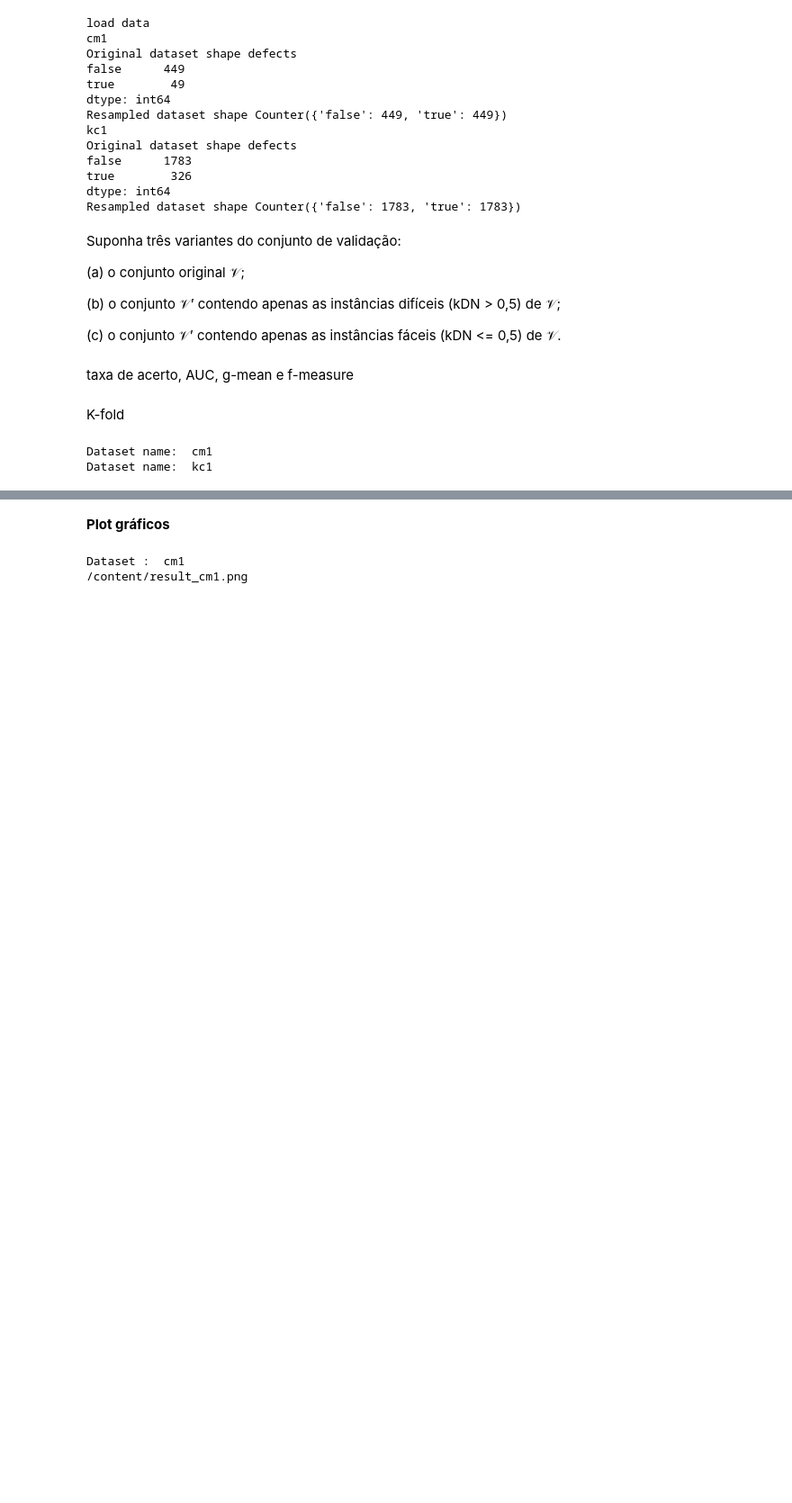
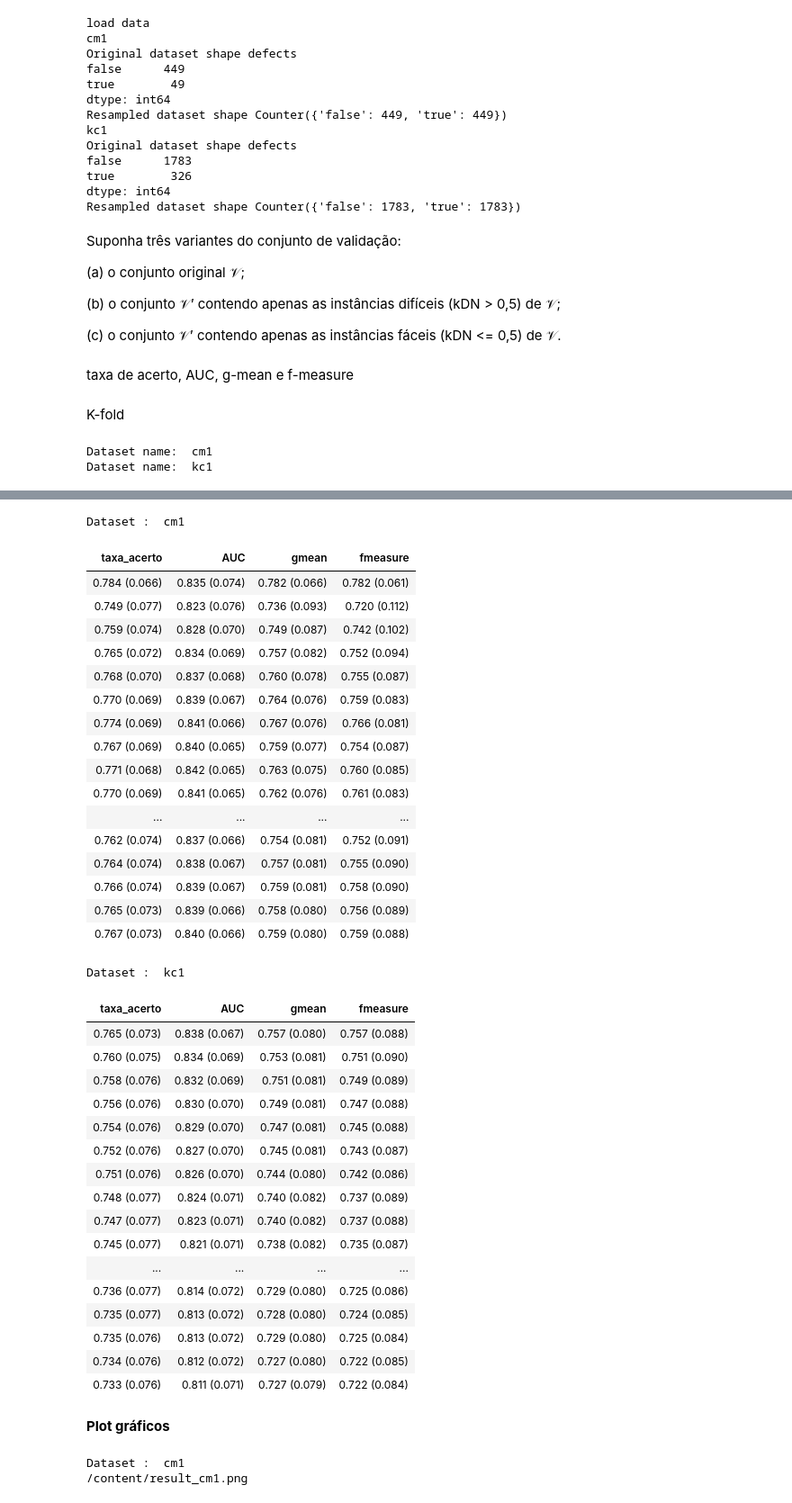
Before and after one commit to Francimaria/ensemble_learning, a Jupyter notebook: Exercicio-3/mcs_exe_3.ipynb, the cells around one changed output, grey strips where cells are left out. Shown: that part at 90% size. Cells and saved outputs as stored; diff of their text form; code cells hidden in the pictures; blank space fills up the shorter version.

```diff
--- a/Exercicio-3/mcs_exe_3.ipynb
+++ b/Exercicio-3/mcs_exe_3.ipynb
@@ -257,3 +257,57 @@ df_result
+# %%
+def highlight_max(s):
+  is_max = s == s.max()
+  return ['font-weight: bold' if v else '' for v in is_max]
+# %%
+for ds_name in datasets_names:
+    df = df_result
+    df = df.drop('taxa_acerto_mean', axis=1)
+    print("Dataset : ", ds_name)
+    df = df.loc[(df_result['dataset'] == ds_name)]
+    df = df.drop('dataset', axis=1)
+    column_names = ['metodo','KDN','taxa_acerto','AUC','gmean','fmeasure']
+    subset = ['taxa_acerto','AUC','gmean','fmeasure']
+    df = df.reindex(columns=column_names)
+    df_data = df.reindex(columns=subset)
+    display(df_data.style.apply(highlight_max, axis=0).hide_index())
+    df.to_latex(("/content/df_result_"+ ds_name + ".tex"), index = False, multirow = True, column_format='|c|c|l|l|l|l|')
+# %% [output]
+Dataset :  cm1
+| taxa_acerto | AUC | gmean | fmeasure |
+| 0.784 (0.066) | 0.835 (0.074) | 0.782 (0.066) | 0.782 (0.061) |
+| 0.749 (0.077) | 0.823 (0.076) | 0.736 (0.093) | 0.720 (0.112) |
+| 0.759 (0.074) | 0.828 (0.070) | 0.749 (0.087) | 0.742 (0.102) |
+| 0.765 (0.072) | 0.834 (0.069) | 0.757 (0.082) | 0.752 (0.094) |
+| 0.768 (0.070) | 0.837 (0.068) | 0.760 (0.078) | 0.755 (0.087) |
+| 0.770 (0.069) | 0.839 (0.067) | 0.764 (0.076) | 0.759 (0.083) |
+| 0.774 (0.069) | 0.841 (0.066) | 0.767 (0.076) | 0.766 (0.081) |
+| 0.767 (0.069) | 0.840 (0.065) | 0.759 (0.077) | 0.754 (0.087) |
+| 0.771 (0.068) | 0.842 (0.065) | 0.763 (0.075) | 0.760 (0.085) |
+| 0.770 (0.069) | 0.841 (0.065) | 0.762 (0.076) | 0.761 (0.083) |
+| ... | ... | ... | ... |
+| 0.762 (0.074) | 0.837 (0.066) | 0.754 (0.081) | 0.752 (0.091) |
+| 0.764 (0.074) | 0.838 (0.067) | 0.757 (0.081) | 0.755 (0.090) |
+| 0.766 (0.074) | 0.839 (0.067) | 0.759 (0.081) | 0.758 (0.090) |
+| 0.765 (0.073) | 0.839 (0.066) | 0.758 (0.080) | 0.756 (0.089) |
+| 0.767 (0.073) | 0.840 (0.066) | 0.759 (0.080) | 0.759 (0.088) |
+Dataset :  kc1
+| taxa_acerto | AUC | gmean | fmeasure |
+| 0.765 (0.073) | 0.838 (0.067) | 0.757 (0.080) | 0.757 (0.088) |
+| 0.760 (0.075) | 0.834 (0.069) | 0.753 (0.081) | 0.751 (0.090) |
+| 0.758 (0.076) | 0.832 (0.069) | 0.751 (0.081) | 0.749 (0.089) |
+| 0.756 (0.076) | 0.830 (0.070) | 0.749 (0.081) | 0.747 (0.088) |
+| 0.754 (0.076) | 0.829 (0.070) | 0.747 (0.081) | 0.745 (0.088) |
+| 0.752 (0.076) | 0.827 (0.070) | 0.745 (0.081) | 0.743 (0.087) |
+| 0.751 (0.076) | 0.826 (0.070) | 0.744 (0.080) | 0.742 (0.086) |
+| 0.748 (0.077) | 0.824 (0.071) | 0.740 (0.082) | 0.737 (0.089) |
+| 0.747 (0.077) | 0.823 (0.071) | 0.740 (0.082) | 0.737 (0.088) |
+| 0.745 (0.077) | 0.821 (0.071) | 0.738 (0.082) | 0.735 (0.087) |
+| ... | ... | ... | ... |
+| 0.736 (0.077) | 0.814 (0.072) | 0.729 (0.080) | 0.725 (0.086) |
+| 0.735 (0.077) | 0.813 (0.072) | 0.728 (0.080) | 0.724 (0.085) |
+| 0.735 (0.076) | 0.813 (0.072) | 0.729 (0.080) | 0.725 (0.084) |
+| 0.734 (0.076) | 0.812 (0.072) | 0.727 (0.080) | 0.722 (0.085) |
+| 0.733 (0.076) | 0.811 (0.071) | 0.727 (0.079) | 0.722 (0.084) |
 # %% [markdown]
 **Plot gráficos**
 # %%
```
Also changed, not shown: parts of 4 cells of this notebook.
